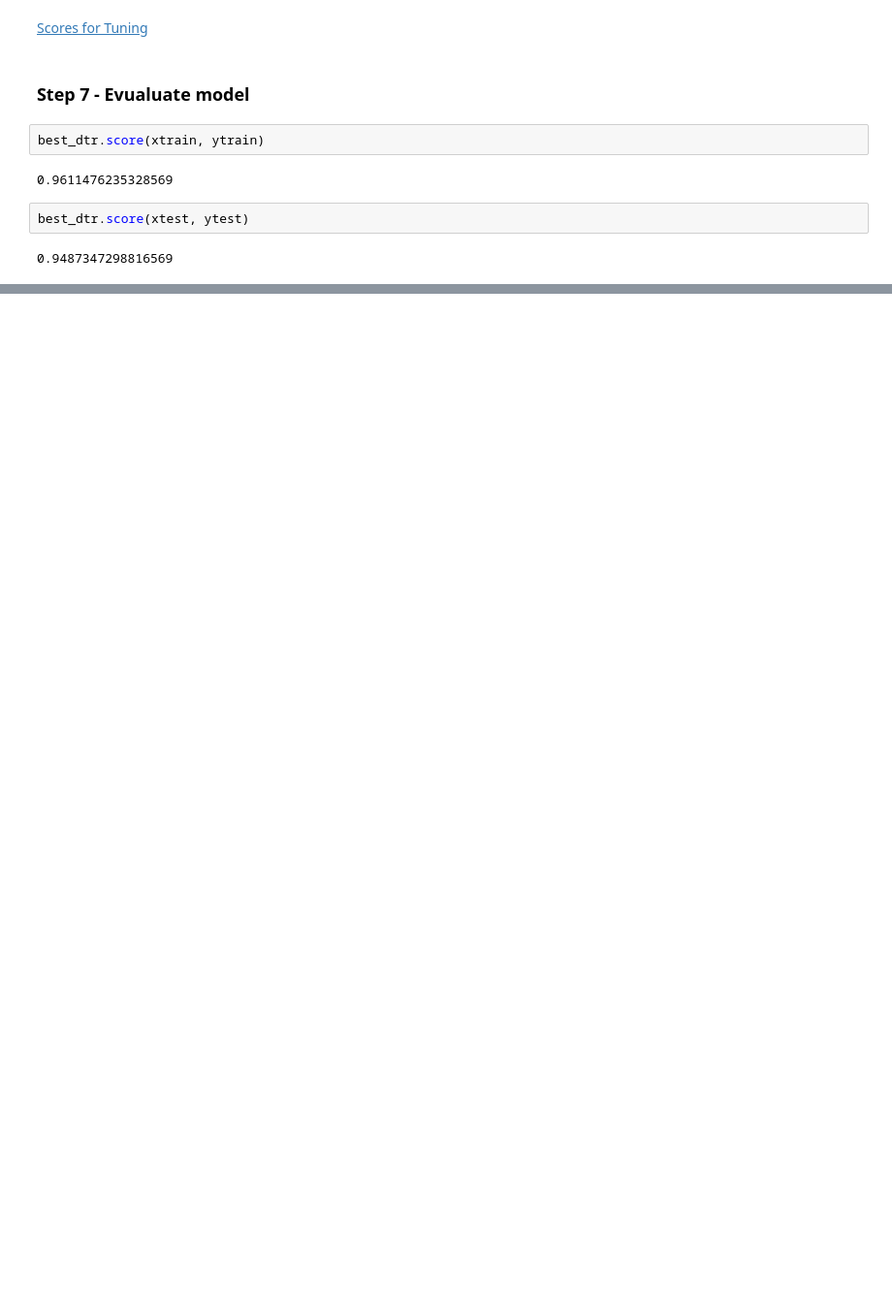
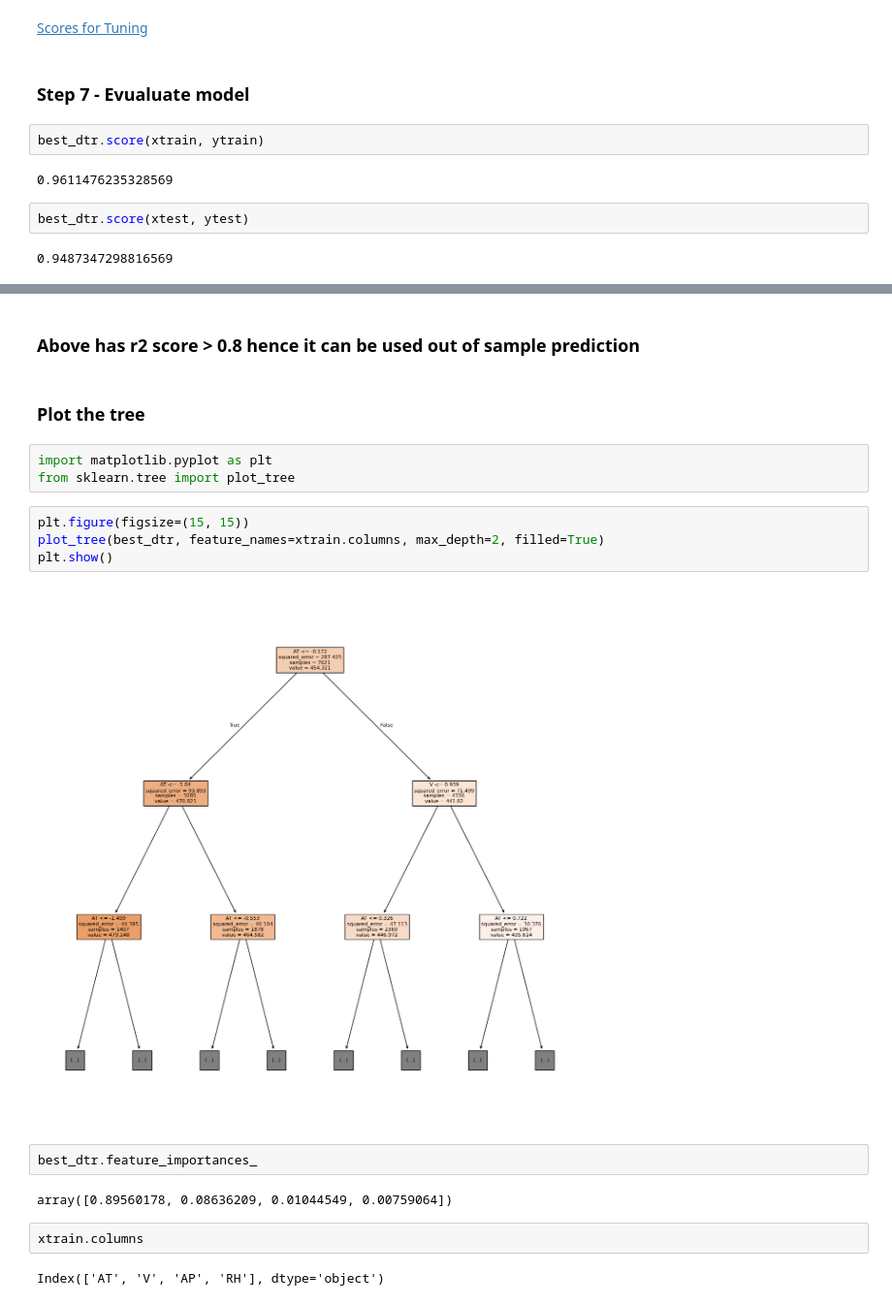
Before and after one commit to utkarshg1/Wakad-ML-Weekend-9-11-am, a Jupyter notebook: 10 Decision Tree Regression/DTR.ipynb, the cells around one changed output, grey strips where cells are left out. Shown at 97% size. Saved outputs shown, nothing was run; the diff lists cells and outputs as text; blank space fills up the shorter version.

```diff
--- a/10 Decision Tree Regression/DTR.ipynb
+++ b/10 Decision Tree Regression/DTR.ipynb
@@ -255,0 +314,21 @@ best_dtr.score(xtest, ytest)
+# %% [markdown]
+### Above has r2 score > 0.8 hence it can be used out of sample prediction
+# %% [markdown]
+### Plot the tree
+# %%
+import matplotlib.pyplot as plt
+from sklearn.tree import plot_tree
+# %%
+plt.figure(figsize=(15, 15))
+plot_tree(best_dtr, feature_names=xtrain.columns, max_depth=2, filled=True)
+plt.show()
+# %% [output]
+[figure, added]
+# %%
+best_dtr.feature_importances_
+# %% [output]
+array([0.89560178, 0.08636209, 0.01044549, 0.00759064])
+# %%
+xtrain.columns
+# %% [output]
+Index(['AT', 'V', 'AP', 'RH'], dtype='object')
```
Also changed, not shown: parts of 27 cells of this notebook, 4 other files.
